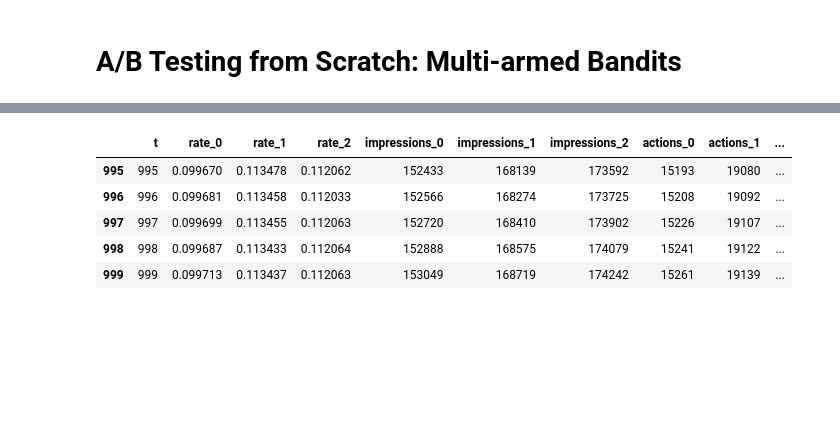
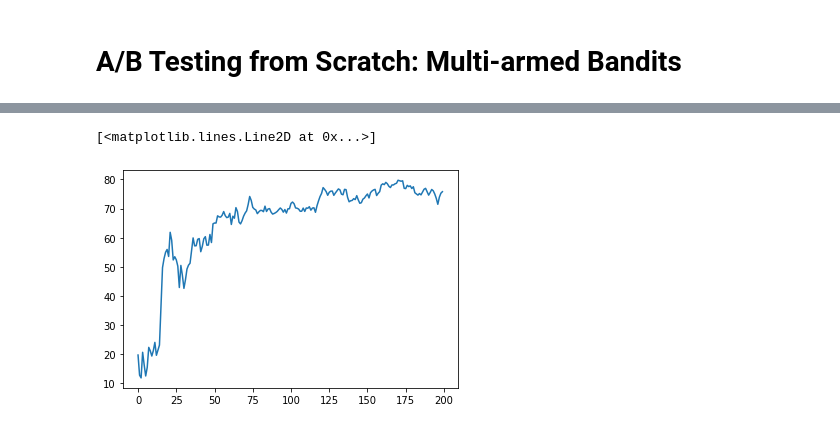
Before and after one commit to cstorm125/abtestoo, a Jupyter notebook: mab.ipynb, the cells around one changed output, grey strips where cells are left out. Saved outputs shown, nothing was run; the diff lists cells and outputs as text; code cells hidden in the pictures; blank space fills up the shorter version.

```diff
--- a/mab.ipynb
+++ b/mab.ipynb
@@ -175,9 +194,5 @@ plt.plot(df.opt_impressions_rate)
-# %%
-df.tail()
-# %% [output]
-|  | t | rate_0 | rate_1 | rate_2 | impressions_0 | impressions_1 | impressions_2 | actions_0 | actions_1 | ... |
-| 995 | 995 | 0.099670 | 0.113478 | 0.112062 | 152433 | 168139 | 173592 | 15193 | 19080 | ... |
-| 996 | 996 | 0.099681 | 0.113458 | 0.112033 | 152566 | 168274 | 173725 | 15208 | 19092 | ... |
-| 997 | 997 | 0.099699 | 0.113455 | 0.112063 | 152720 | 168410 | 173902 | 15226 | 19107 | ... |
-| 998 | 998 | 0.099687 | 0.113433 | 0.112064 | 152888 | 168575 | 174079 | 15241 | 19122 | ... |
-| 999 | 999 | 0.099713 | 0.113437 | 0.112063 | 153049 | 168719 | 174242 | 15261 | 19139 | ... |
+# %%
+plt.plot(df.regret)
+# %% [output]
+[<matplotlib.lines.Line2D at 0x...>]
+[figure, added]
```
Also changed, not shown: parts of 9 cells of this notebook.
